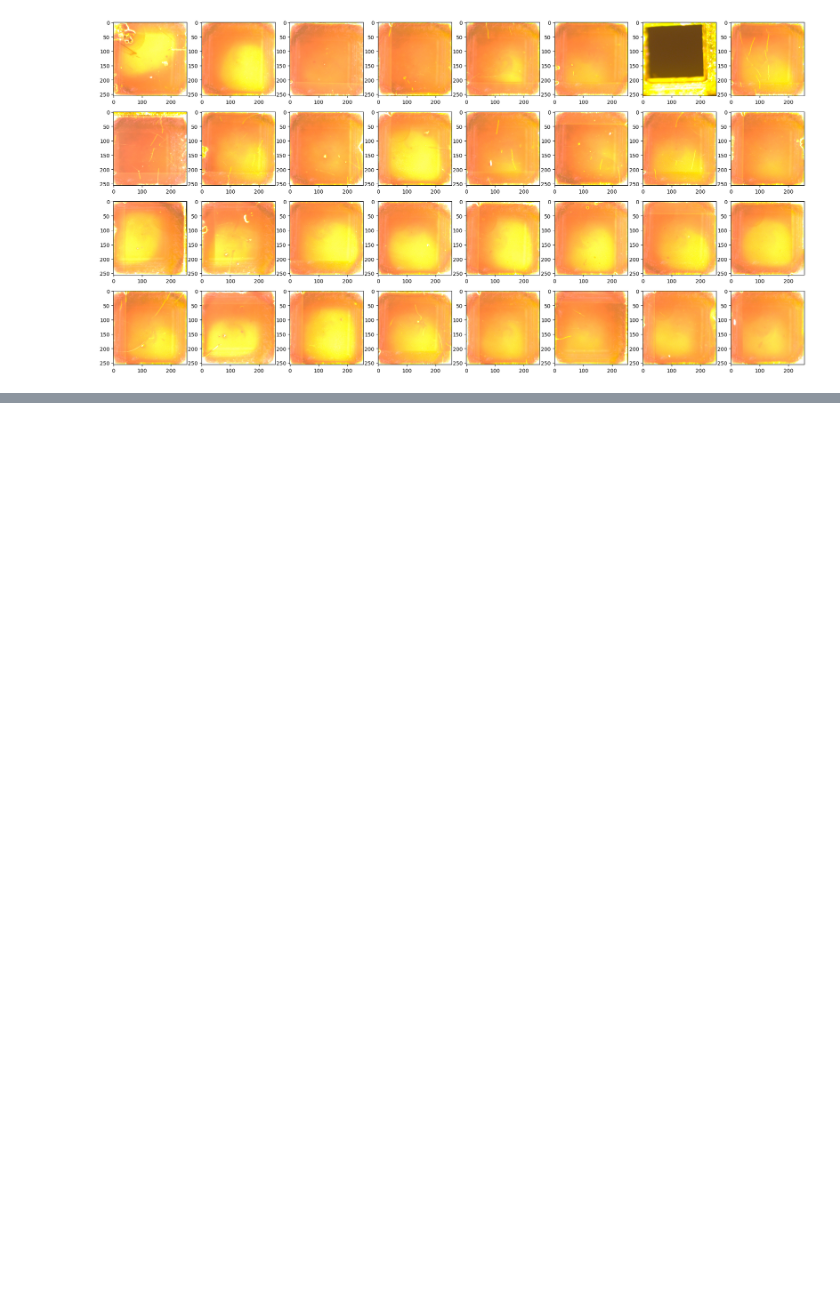
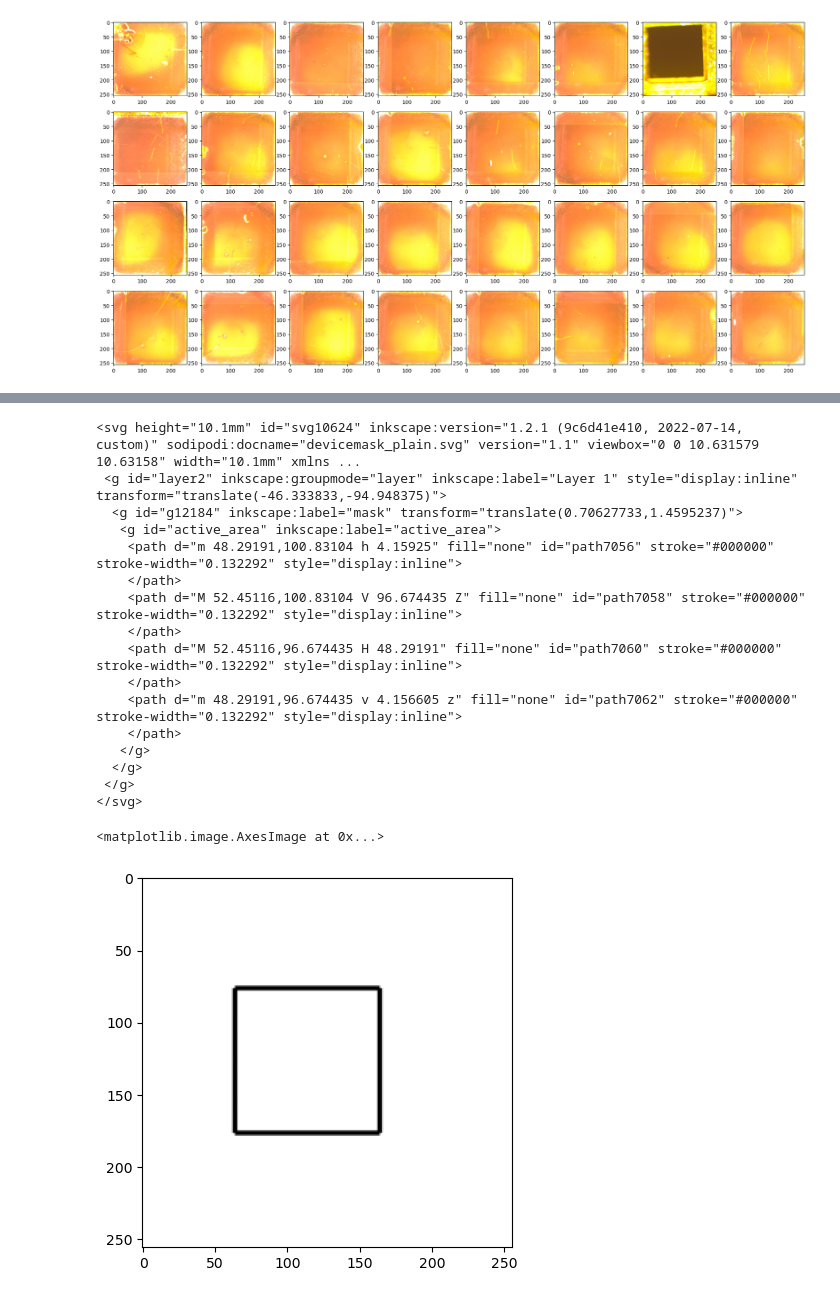
Before and after one commit to fenning-research-group/PASCAL_TrainView, a Jupyter notebook: analysis_experiments/superimpose.ipynb, the cells around one changed output, grey strips where cells are left out. Cells and saved outputs as stored; diff of their text form; code cells hidden in the pictures; blank space fills up the shorter version.

Commit message:
draw only certain regions of device mask

```diff
--- a/analysis_experiments/superimpose.ipynb
+++ b/analysis_experiments/superimpose.ipynb
@@ -165,0 +166,46 @@ print(pl['coords'].iloc[i])
+# %%
+from bs4 import BeautifulSoup
+
+# now draw only the active area
+
+with open('../frgtrainview/analysis/devicemask_plain.svg') as f:
+    doc = BeautifulSoup(f)
+
+x = doc.find(attrs={'id': 'active_area'})
+
+# build the svg, ignoring everything except for the active area
+svg = x
+while svg.parent.name is not None:
+    temp = svg.parent
+    temp.string = '' # remove other children
+    temp.append(svg)
+    svg = temp
+    if svg.name == 'svg':
+        break
+svg['viewBox'] = svg['viewbox'] # need to capitalize the B or the drawing breaks
+
+print(svg.prettify())
+
+img_png = cairosvg.svg2png(str(svg), dpi=1000)
+mask_img = np.asarray(Image.open(BytesIO(img_png)))
+mask_img = cv2.resize(mask_img, img.shape[:2])
+plt.imshow(mask_img)
+# %% [output]
+<svg height="10.1mm" id="svg10624" inkscape:version="1.2.1 (9c6d41e410, 2022-07-14, custom)" sodipodi:docname="devicemask_plain.svg" version="1.1" viewbox="0 0 10.631579 10.63158" width="10.1mm" xmlns ...
+ <g id="layer2" inkscape:groupmode="layer" inkscape:label="Layer 1" style="display:inline" transform="translate(-46.333833,-94.948375)">
+  <g id="g12184" inkscape:label="mask" transform="translate(0.70627733,1.4595237)">
+   <g id="active_area" inkscape:label="active_area">
+    <path d="m 48.29191,100.83104 h 4.15925" fill="none" id="path7056" stroke="#000000" stroke-width="0.132292" style="display:inline">
+    </path>
+    <path d="M 52.45116,100.83104 V 96.674435 Z" fill="none" id="path7058" stroke="#000000" stroke-width="0.132292" style="display:inline">
+    </path>
+    <path d="M 52.45116,96.674435 H 48.29191" fill="none" id="path7060" stroke="#000000" stroke-width="0.132292" style="display:inline">
+    </path>
+    <path d="m 48.29191,96.674435 v 4.156605 z" fill="none" id="path7062" stroke="#000000" stroke-width="0.132292" style="display:inline">
+    </path>
+   </g>
+  </g>
+ </g>
+</svg>
+<matplotlib.image.AxesImage at 0x...>
+[figure, added]
```
Also changed, not shown: parts of 2 cells of this notebook.
